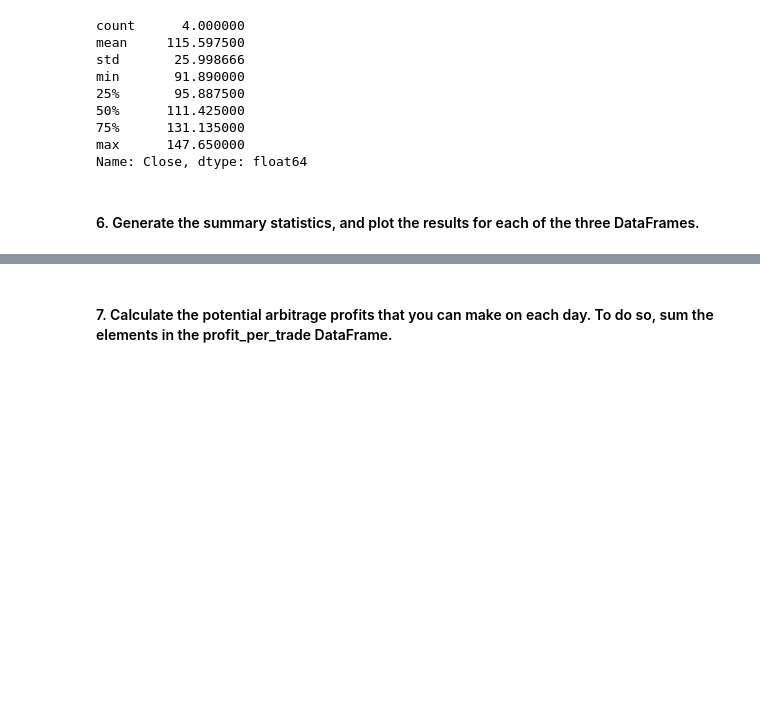
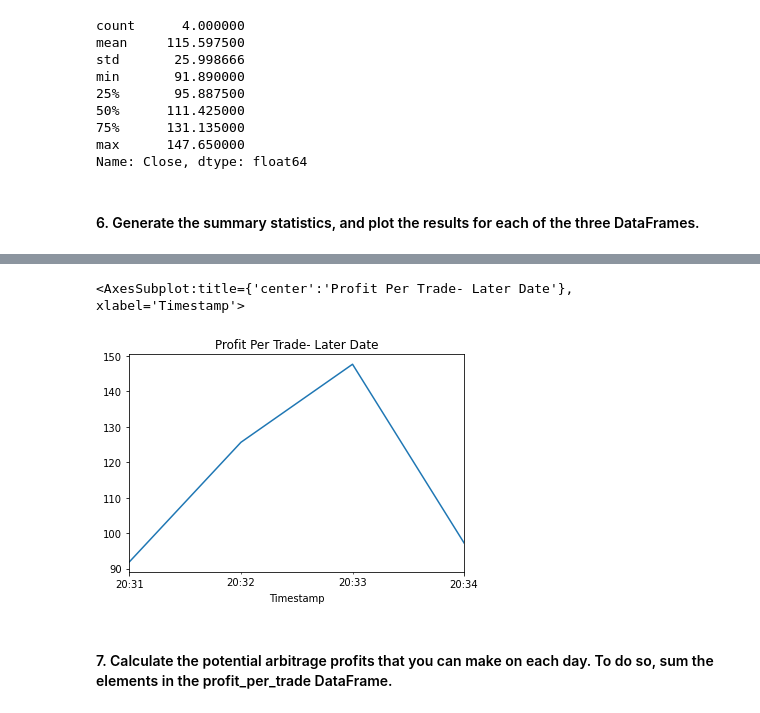
Before and after one commit to srn1358/Finding_Arbitrage_Opportunity, a Jupyter notebook: crypto_arbitrage.ipynb, the cells around one changed output, grey strips where cells are left out. Drawn from its saved outputs; the diff is of its cells as text; code cells hidden in the pictures; blank space fills up the shorter version.

```diff
--- a/crypto_arbitrage.ipynb
+++ b/crypto_arbitrage.ipynb
@@ -754,2 +750,7 @@ Name: Close, dtype: float64
+# %%
+profit_per_trade_late.plot(kind="line",title="Profit Per Trade- Later Date")
+# %% [output]
+<AxesSubplot:title={'center':'Profit Per Trade- Later Date'}, xlabel='Timestamp'>
+[figure, added]
 # %% [markdown]
 #### 7. Calculate the potential arbitrage profits that you can make on each day. To do so, sum the elements in the profit_per_trade DataFrame.
```
Also changed, not shown: parts of 13 cells of this notebook.
